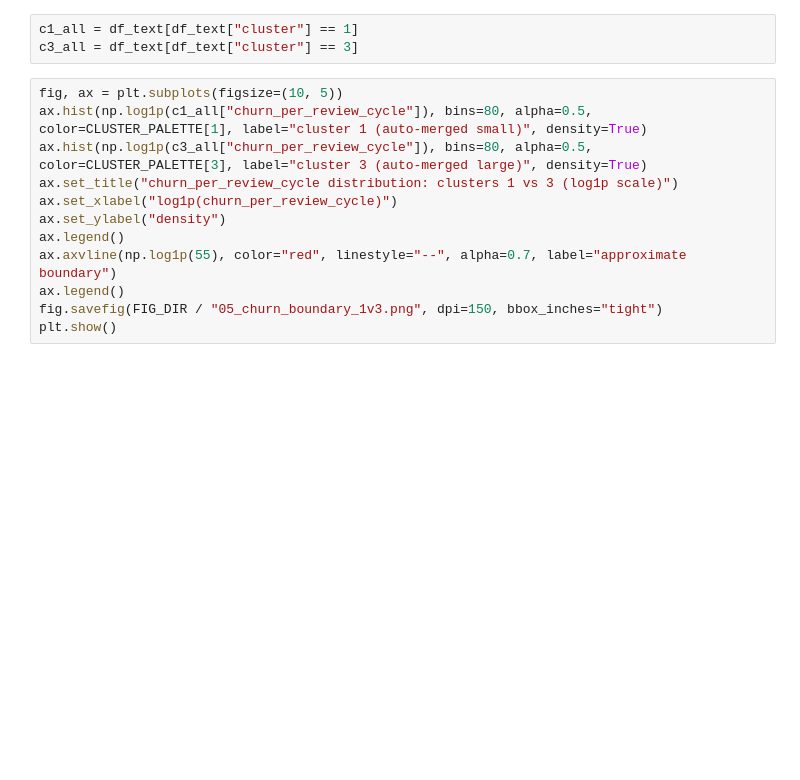
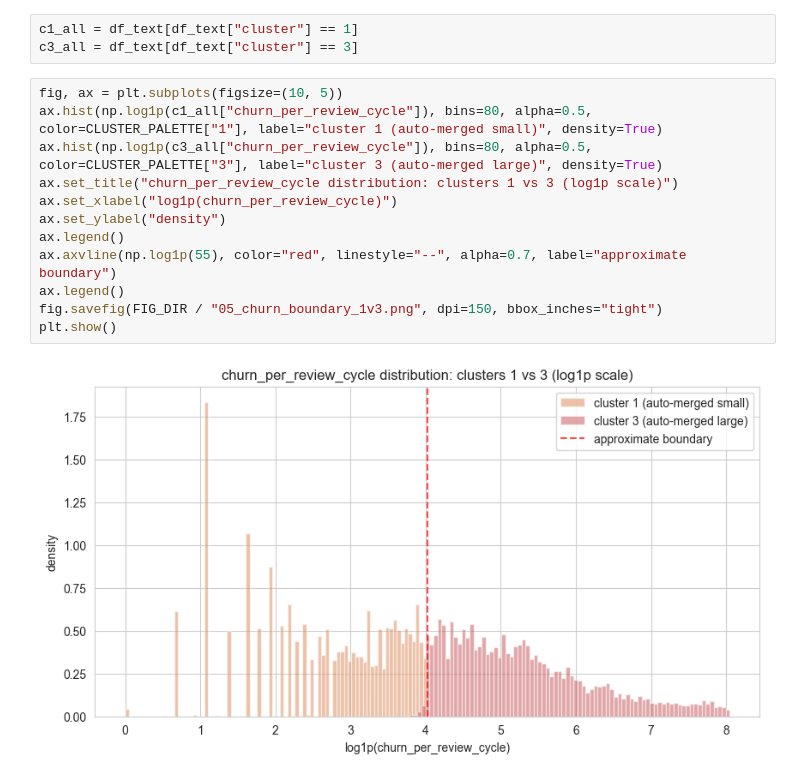
Before and after one commit to elsayedelmandoh/cisc839-assignment-3, a Jupyter notebook: notebooks/05-task2.3-error-analysis.ipynb, the cells around one changed output. Saved outputs shown, nothing was run; the diff lists cells and outputs as text; blank space fills up the shorter version.

```diff
--- a/notebooks/05-task2.3-error-analysis.ipynb
+++ b/notebooks/05-task2.3-error-analysis.ipynb
@@ -299,13 +405,15 @@ c1_all = df_text[df_text["cluster"] == 1]
 c3_all = df_text[df_text["cluster"] == 3]
 # %%
 fig, ax = plt.subplots(figsize=(10, 5))
-ax.hist(np.log1p(c1_all["churn_per_review_cycle"]), bins=80, alpha=0.5, color=CLUSTER_PALETTE[1], label="cluster 1 (auto-merged small)", density=True)
-ax.hist(np.log1p(c3_all["churn_per_review_cycle"]), bins=80, alpha=0.5, color=CLUSTER_PALETTE[3], label="cluster 3 (auto-merged large)", density=True)
+ax.hist(np.log1p(c1_all["churn_per_review_cycle"]), bins=80, alpha=0.5, color=CLUSTER_PALETTE["1"], label="cluster 1 (auto-merged small)", density=True)
+ax.hist(np.log1p(c3_all["churn_per_review_cycle"]), bins=80, alpha=0.5, color=CLUSTER_PALETTE["3"], label="cluster 3 (auto-merged large)", density=True)
 ax.set_title("churn_per_review_cycle distribution: clusters 1 vs 3 (log1p scale)")
 ax.set_xlabel("log1p(churn_per_review_cycle)")
 ax.set_ylabel("density")
 ax.legend()
 ax.axvline(np.log1p(55), color="red", linestyle="--", alpha=0.7, label="approximate boundary")
 ax.legend()
 fig.savefig(FIG_DIR / "05_churn_boundary_1v3.png", dpi=150, bbox_inches="tight")
 plt.show()
+# %% [output]
+[figure, added]
```
Also changed, not shown: parts of 23 cells of this notebook, 4 other files.
